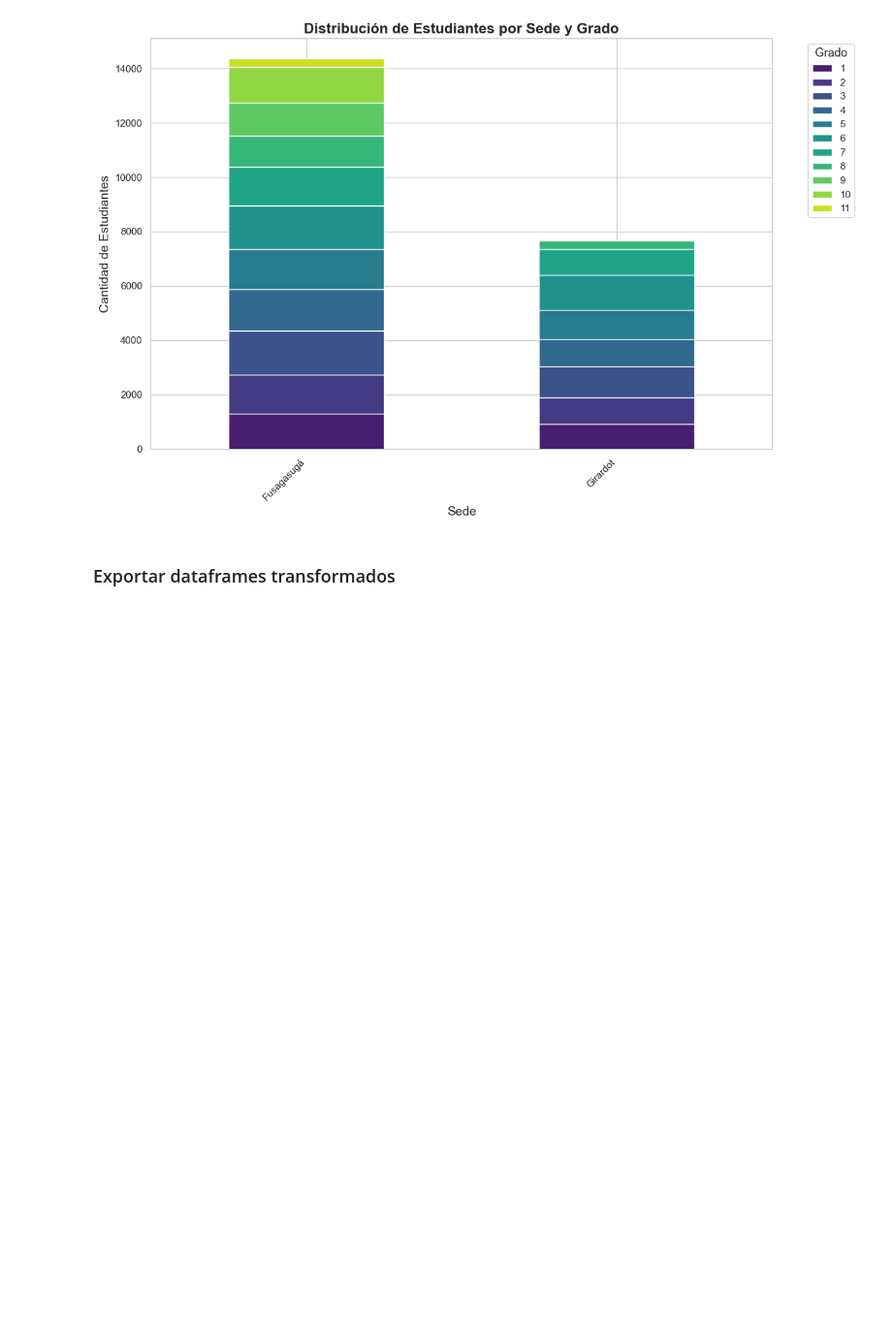
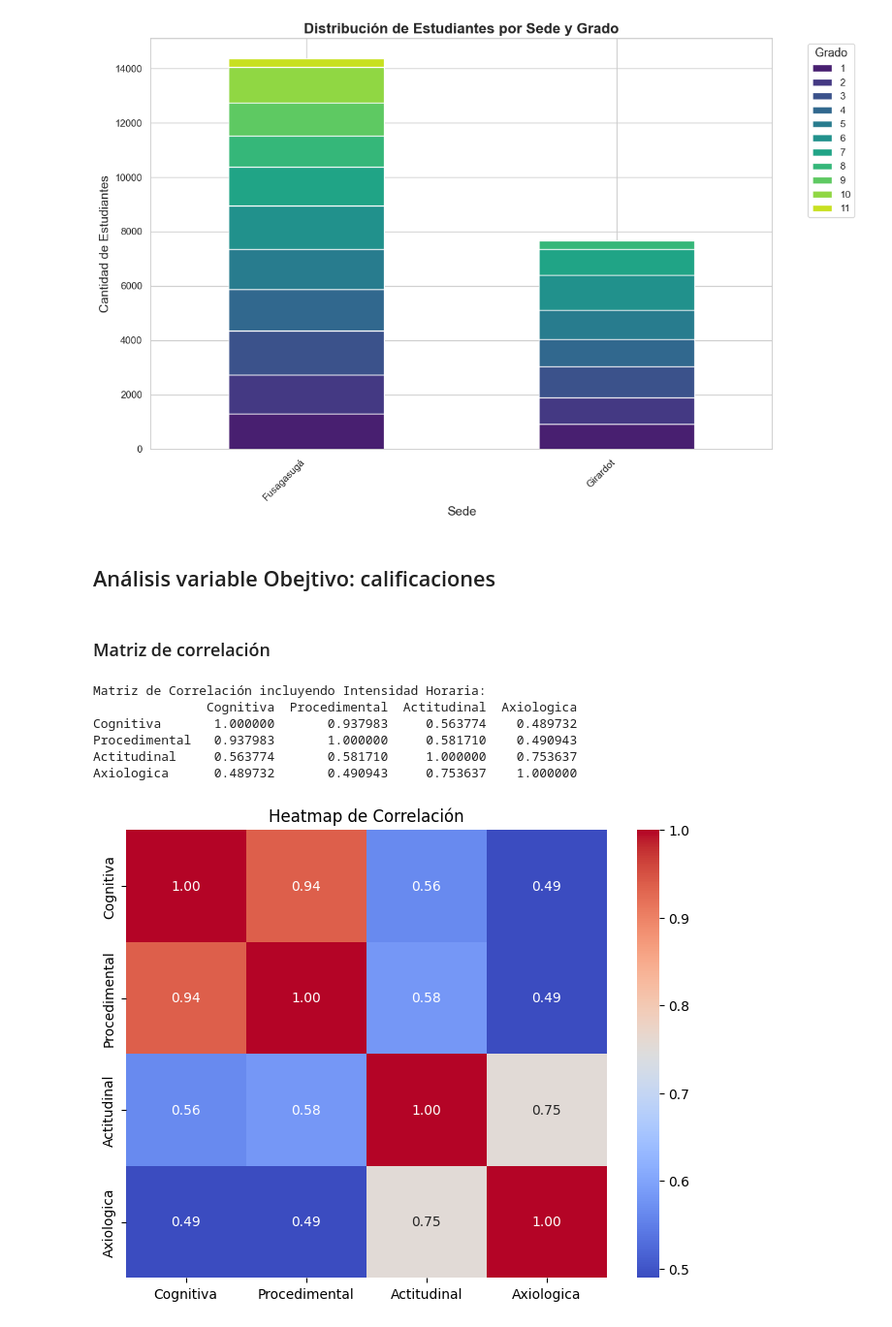
Before and after one commit to didi-gg/formar-innovar, a Jupyter notebook: notebooks/calificaciones_crisp_fase_2.ipynb, the cells around one changed output. Shown at 97% size. Drawn from its saved outputs; the diff is of its cells as text; code cells hidden in the pictures; blank space fills up the shorter version.

```diff
--- a/notebooks/calificaciones_crisp_fase_2.ipynb
+++ b/notebooks/calificaciones_crisp_fase_2.ipynb
@@ -38,7 +35,7 @@ Vamos a explorar los datos para entender mejor su estructura y calidad.
 # %%
 
 # Cargar el archivo Excel
-url = 'C:/Users/Cathe/Documents/MAA/TERCER SEMESTRE/ELECTIVA I - AD/DATA FORMAR INNOVAR/Calificaciones-2023-2024.csv'
+url = '../data/calificaciones/Calificaciones-2023-2024-old.csv'
 calificaciones_df = pd.read_csv(url)
 calificaciones_df.head()
 # %% [output]
@@ -440,5 +435,30 @@ plt.tight_layout()
 plt.show()
 # %% [output]
 [figure]
-# %% [markdown]
-### Exportar dataframes transformados
+# %% [markdown]
+## Análisis variable Obejtivo: calificaciones
+# %% [markdown]
+### Matriz de correlación
+# %%
+columns_of_interest = ['Cognitiva', 'Procedimental', 'Actitudinal', 'Axiologica']
+
+# Calcular la matriz de correlación
+correlacion_con_intensidad = calificaciones_df_trans[columns_of_interest].corr()
+
+# Mostrar la matriz de correlación
+print("Matriz de Correlación incluyendo Intensidad Horaria:")
+print(correlacion_con_intensidad)
+
+# Visualización de la matriz de correlación
+plt.figure(figsize=(8,6))
+sns.heatmap(correlacion_con_intensidad, annot=True, cmap='coolwarm', fmt=".2f")
+plt.title('Heatmap de Correlación')
+plt.show()
+# %% [output]
+Matriz de Correlación incluyendo Intensidad Horaria:
+               Cognitiva  Procedimental  Actitudinal  Axiologica
+Cognitiva       1.000000       0.937983     0.563774    0.489732
+Procedimental   0.937983       1.000000     0.581710    0.490943
+Actitudinal     0.563774       0.581710     1.000000    0.753637
+Axiologica      0.489732       0.490943     0.753637    1.000000
+[figure, added]
```
Also changed, not shown: parts of 23 cells of this notebook, 1 other file.
